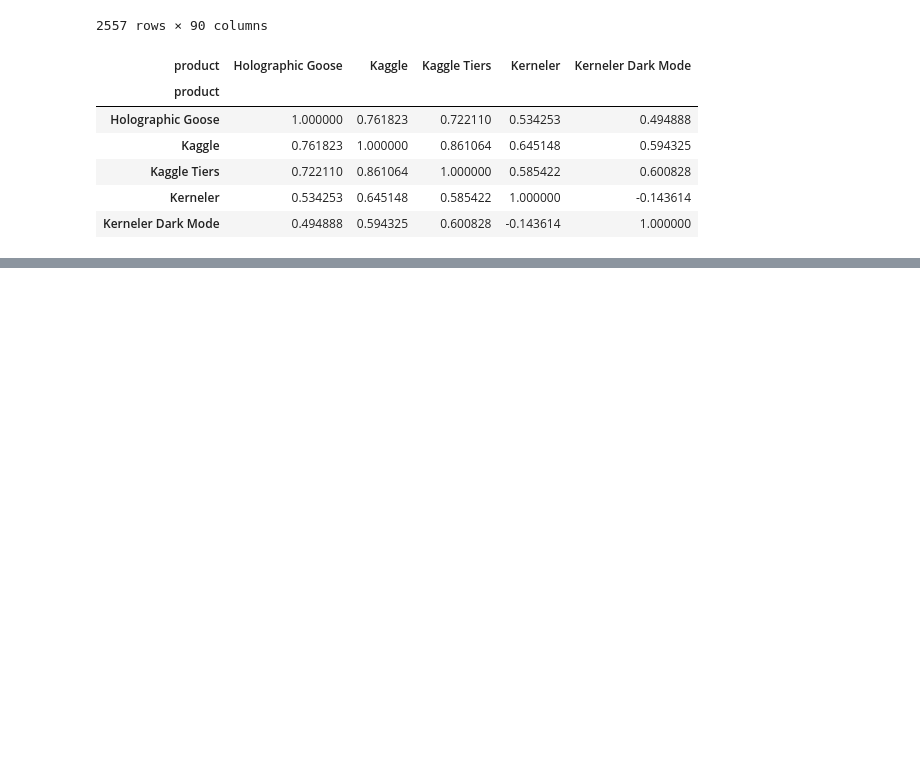
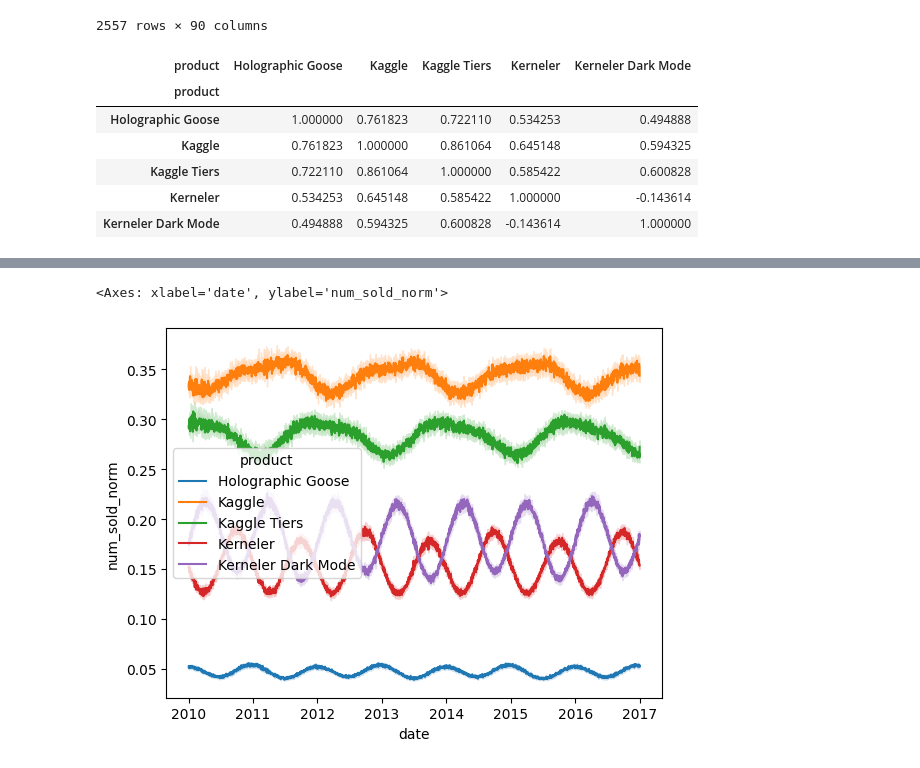
Before and after one commit to rjvillen/Forecasting-Kaggle-Sticker-Sales, a Jupyter notebook: Basic-EDA.ipynb, the cells around one changed output, grey strips where cells are left out. Saved outputs shown, nothing was run; the diff lists cells and outputs as text; code cells hidden in the pictures; blank space fills up the shorter version.

```diff
--- a/Basic-EDA.ipynb
+++ b/Basic-EDA.ipynb
@@ -388,3 +376,8 @@ df.pivot_table(index="date",columns=["country","product"],values="num_sold",aggf
 |  | Kaggle Tiers | 0.418259 | 0.485526 | 0.600780 | 0.312172 | 0.348658 | 0.460102 | ... |
 |  | Kerneler | 0.325596 | 0.374923 | 0.318664 | 0.759285 | -0.307575 | 0.325281 | ... |
 |  | Kerneler Dark Mode | 0.276014 | 0.305874 | 0.317232 | -0.328479 | 0.807628 | 0.342622 | ... |
+# %%
+# add total sales per day, country, store
+df["total_sold"] = df.groupby(["date","country","store"])["num_sold"].transform("sum")
+df["num_sold_norm"] = df["num_sold"]/df["total_sold"]
+df
@@ -390,0 +398,5 @@ df.pivot_table(index="date",columns=["country","product"],values="num_sold",aggf
+# %%
+sns.lineplot(df, x="date", y="num_sold_norm", hue="product")
+# %% [output]
+<Axes: xlabel='date', ylabel='num_sold_norm'>
+[figure, added]
```
Also changed, not shown: parts of 7 cells of this notebook, 2 other files.
